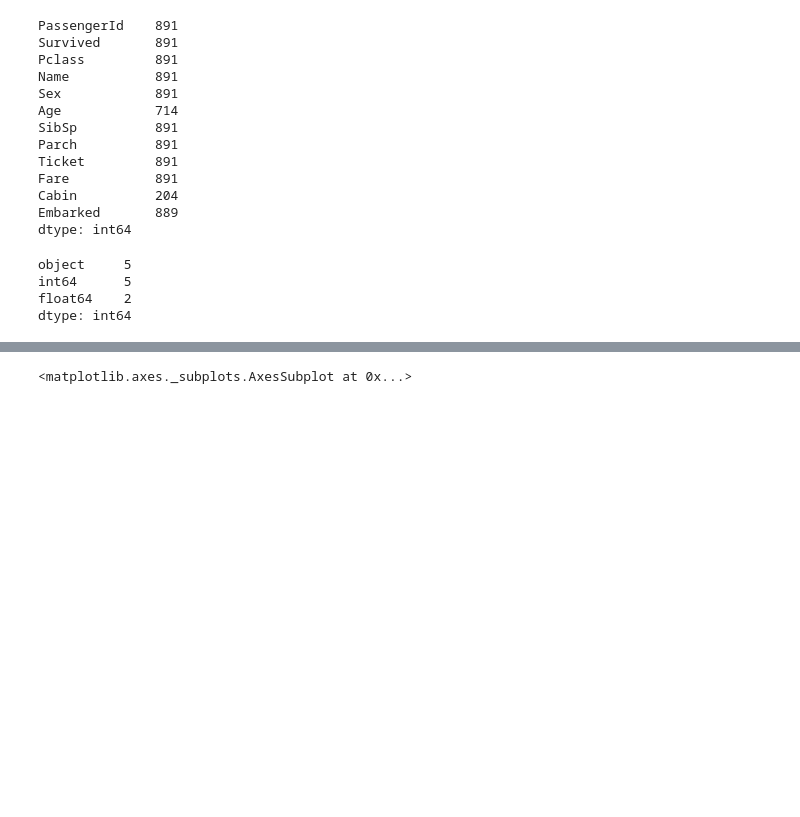
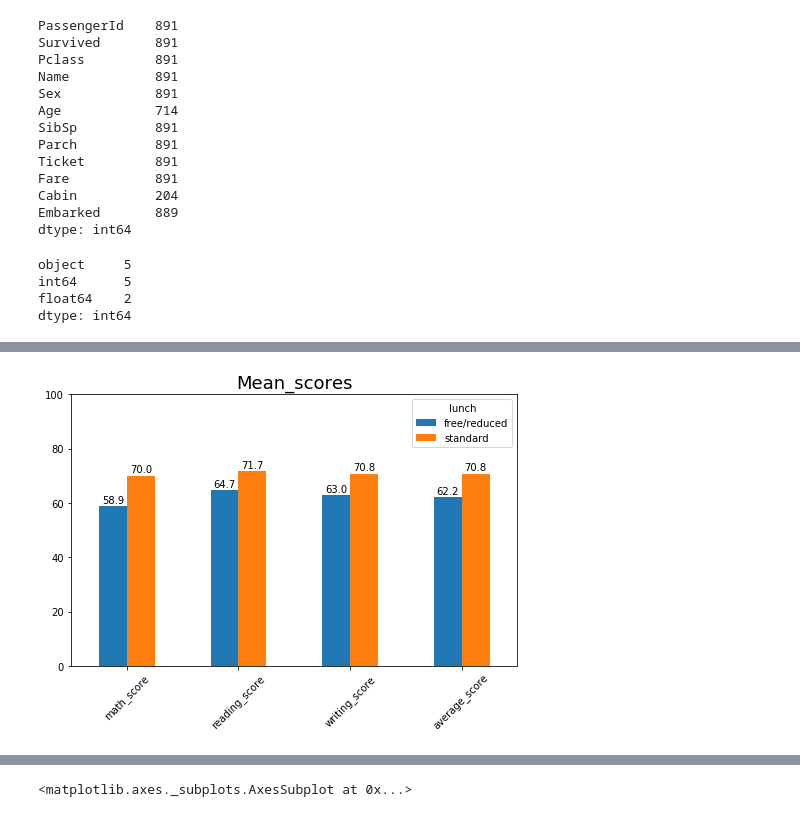
Before and after one commit to VikhlyantsevA/Stepik_Data-Analysis-and-ML, a Jupyter notebook: lesson_1/lesson_1.ipynb, the cells around one changed output, grey strips where cells are left out. Saved outputs shown, nothing was run; the diff lists cells and outputs as text; code cells hidden in the pictures; blank space fills up the shorter version.

```diff
--- a/lesson_1/lesson_1.ipynb
+++ b/lesson_1/lesson_1.ipynb
@@ -677,0 +78,5 @@ df_1
+# %%
+students_performance_df = pd.read_csv('materials/StudentsPerformance.csv')\
+                            .rename(columns = lambda x: x.strip().replace(' ','_'))
+
+students_performance_df.head()
@@ -677,0 +104,4 @@ df_1
+# %%
+# Отфильтруем колонки с оценками студентов и определим средний балл каждого студента
+students_performance_df['average_score'] = students_performance_df.filter(like = 'score').apply(np.mean, axis=1).round(1)
+students_performance_df.head()
@@ -677,0 +115,13 @@ df_1
+# %%
+ax = students_performance_df.groupby(['lunch'])\
+.mean()\
+.transpose()\
+.plot.bar(rot = 45 , figsize=(8,5), ylim=(0,100))
+
+plt.title('Mean_scores', fontsize=18)
+
+for p in ax.patches:
+    ax.annotate(str(round(p.get_height(),1)), (p.get_x()+0.5*p.get_width(), p.get_height() * 1.005),
+                va='bottom', ha='center')
+# %% [output]
+[figure, added]
```
Also changed, not shown: parts of 172 cells of this notebook, 33 other files.
